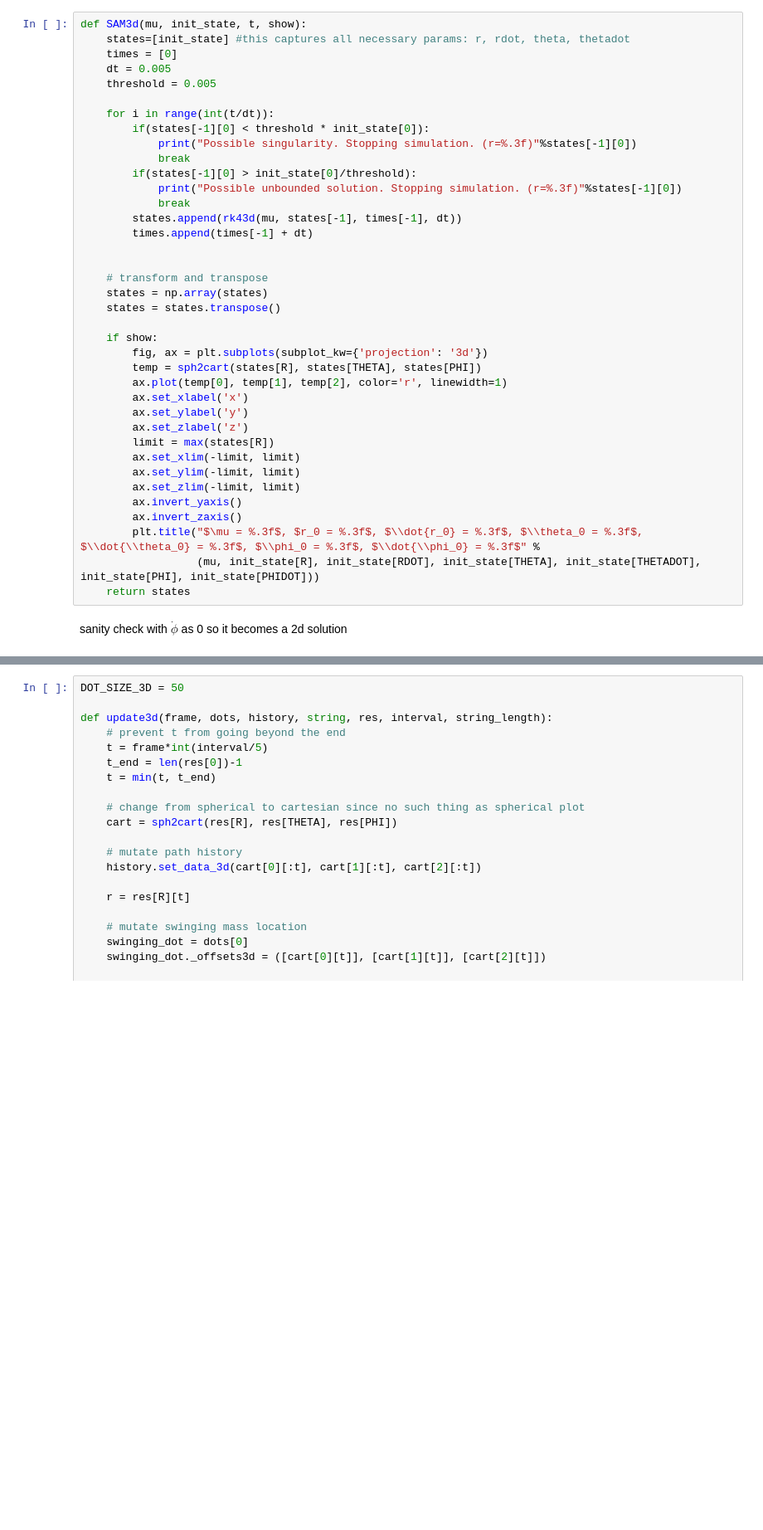
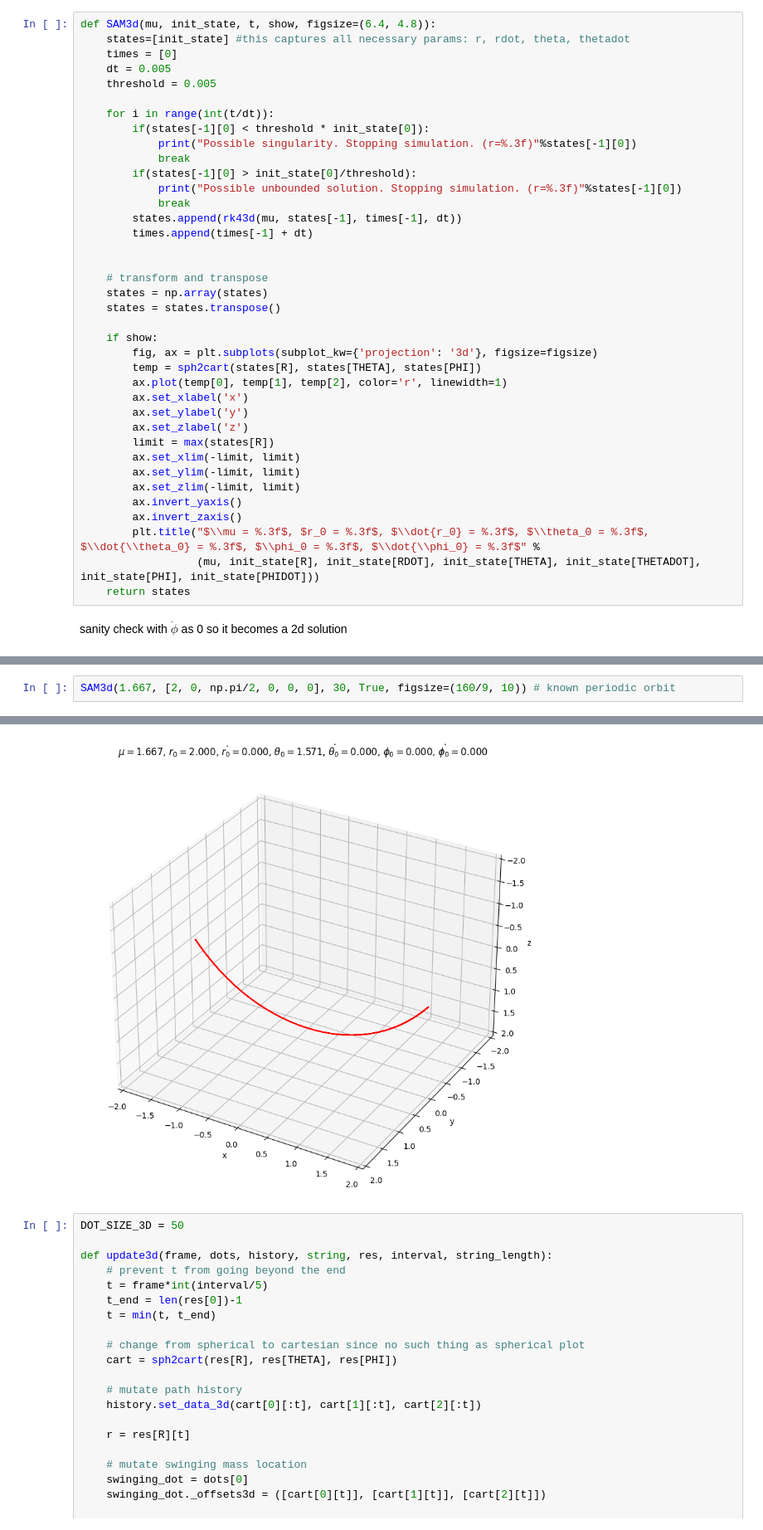
Before and after one commit to pgot/swingingatwood, a Jupyter notebook: main.ipynb, the cells around one changed output, grey strips where cells are left out. Shown at 83% size. Drawn from its saved outputs; the diff is of its cells as text; blank space fills up the shorter version.

Commit message:
3d circular orbit investigation

```diff
--- a/main.ipynb
+++ b/main.ipynb
@@ -273,7 +273,7 @@ def cart2sph(x, y, z):
     phi = np.arctan2(y, x)
     return (r, theta, phi)
 # %%
-def SAM3d(mu, init_state, t, show):
+def SAM3d(mu, init_state, t, show, figsize=(6.4, 4.8)):
     states=[init_state] #this captures all necessary params: r, rdot, theta, thetadot
     times = [0]
     dt = 0.005
@@ -295,7 +295,7 @@ def SAM3d(mu, init_state, t, show):
     states = states.transpose()
 
     if show:
-        fig, ax = plt.subplots(subplot_kw={'projection': '3d'})
+        fig, ax = plt.subplots(subplot_kw={'projection': '3d'}, figsize=figsize)
         temp = sph2cart(states[R], states[THETA], states[PHI])
         ax.plot(temp[0], temp[1], temp[2], color='r', linewidth=1)
         ax.set_xlabel('x')
@@ -307,7 +307,7 @@ def SAM3d(mu, init_state, t, show):
         ax.set_zlim(-limit, limit)
         ax.invert_yaxis()
         ax.invert_zaxis()
-        plt.title("$\mu = %.3f$, $r_0 = %.3f$, $\\dot{r_0} = %.3f$, $\\theta_0 = %.3f$, $\\dot{\\theta_0} = %.3f$, $\\phi_0 = %.3f$, $\\dot{\\phi_0} = %.3f$" %
+        plt.title("$\\mu = %.3f$, $r_0 = %.3f$, $\\dot{r_0} = %.3f$, $\\theta_0 = %.3f$, $\\dot{\\theta_0} = %.3f$, $\\phi_0 = %.3f$, $\\dot{\\phi_0} = %.3f$" %
                   (mu, init_state[R], init_state[RDOT], init_state[THETA], init_state[THETADOT], init_state[PHI], init_state[PHIDOT]))
     return states
 # %% [markdown]
@@ -331 +330,4 @@ array([[ 2.        ,  1.99989781,  1.99959126, ...,  1.03084506,
 [figure]
+# %%
+SAM3d(1.667, [2, 0, np.pi/2, 0, 0, 0], 30, True, figsize=(160/9, 10)) # known periodic orbit
+# %% [output]
@@ -332,3 +346,4 @@ array([[ 2.        ,  1.99989781,  1.99959126, ...,  1.03084506,
+[figure, added]
 # %%
 DOT_SIZE_3D = 50
 
```
Also changed, not shown: parts of 4 cells of this notebook, 2 other files.
